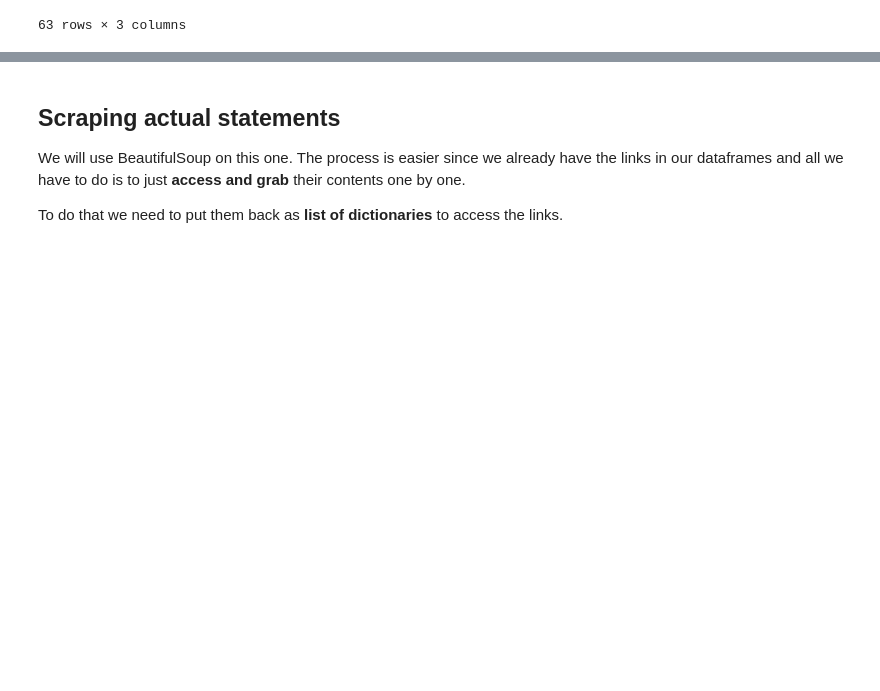
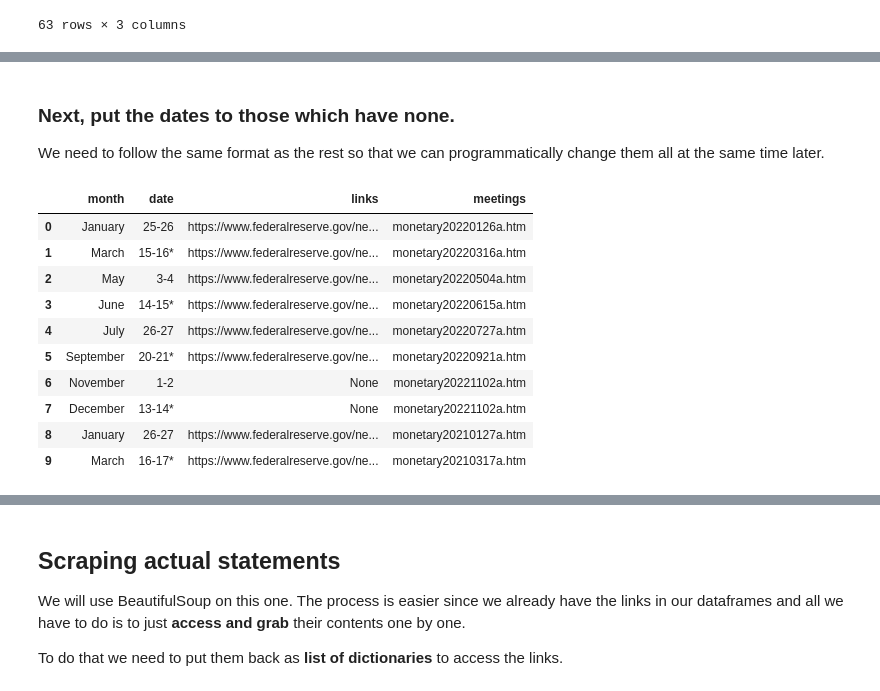
Before and after one commit to pmagtulis/fed-statement-scraper, a Jupyter notebook: fed-scraper.ipynb, the cells around one changed output, grey strips where cells are left out. Saved outputs shown, nothing was run; the diff lists cells and outputs as text; code cells hidden in the pictures; blank space fills up the shorter version.

```diff
--- a/fed-scraper.ipynb
+++ b/fed-scraper.ipynb
@@ -187,0 +190,5 @@ df
+# %%
+df = df.drop([52,54,56,58,59,60,61,62]) #represents all 2023 meetings
+df = df.drop([21]) #represents cancelled meeting on March 17-18, 2020
+df = df.reset_index(drop=True)
+df.head()
@@ -189,0 +212,3 @@ df
+# %%
+df['meetings'] = df.links.str.split(expand=True, pat="/")[5]
+df.head()
@@ -189,0 +222,20 @@ df
+# %% [markdown]
+### Next, put the dates to those which have none.
+
+We need to follow the same format as the rest so that we can programmatically change them all at the same time later.
+# %%
+df = df.fillna(value=np.nan)
+df.meetings = df.meetings.fillna('monetary20221102a.htm') #replace the NaN values with November 2022 meeting date
+df.head(10)
+# %% [output]
+|  | month | date | links | meetings |
+| 0 | January | 25-26 | https://www.federalreserve.gov/ne... | monetary20220126a.htm |
+| 1 | March | 15-16* | https://www.federalreserve.gov/ne... | monetary20220316a.htm |
+| 2 | May | 3-4 | https://www.federalreserve.gov/ne... | monetary20220504a.htm |
+| 3 | June | 14-15* | https://www.federalreserve.gov/ne... | monetary20220615a.htm |
+| 4 | July | 26-27 | https://www.federalreserve.gov/ne... | monetary20220727a.htm |
+| 5 | September | 20-21* | https://www.federalreserve.gov/ne... | monetary20220921a.htm |
+| 6 | November | 1-2 | None | monetary20221102a.htm |
+| 7 | December | 13-14* | None | monetary20221102a.htm |
+| 8 | January | 26-27 | https://www.federalreserve.gov/ne... | monetary20210127a.htm |
+| 9 | March | 16-17* | https://www.federalreserve.gov/ne... | monetary20210317a.htm |
```
Also changed, not shown: parts of 20 cells of this notebook, 1 other file.
